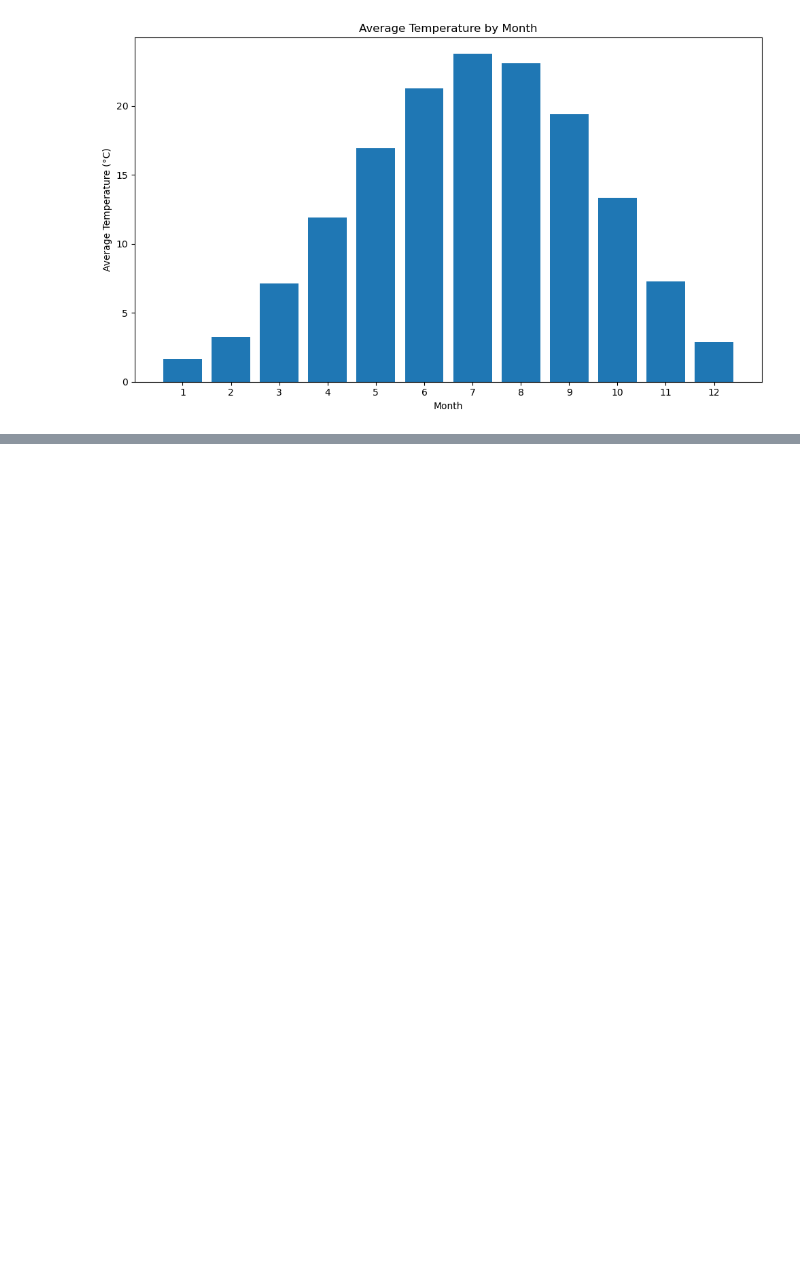
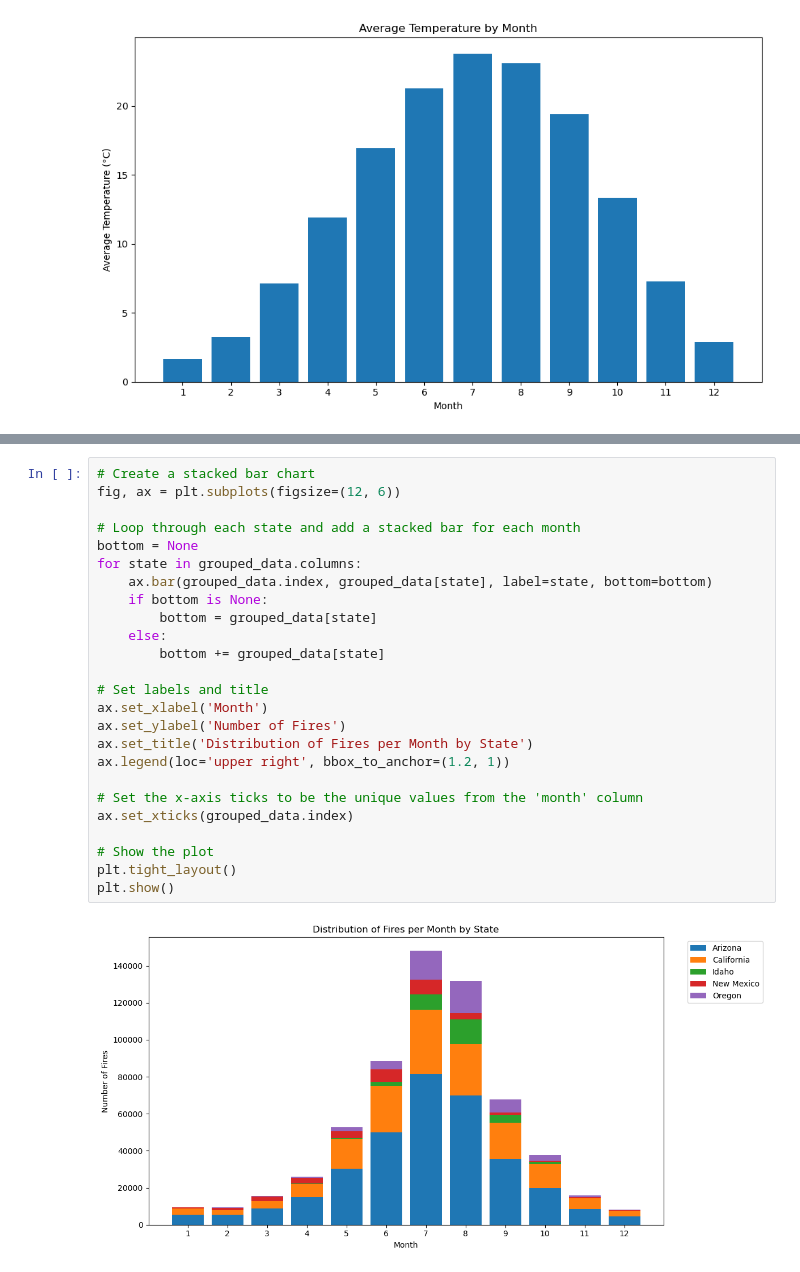
Before and after one commit to Pissane/Capstone_Project, a Jupyter notebook: seasonal_dependence.ipynb, the cells around one changed output, grey strips where cells are left out. Drawn from its saved outputs; the diff is of its cells as text; blank space fills up the shorter version.

```diff
--- a/seasonal_dependence.ipynb
+++ b/seasonal_dependence.ipynb
@@ -111,0 +213,27 @@ plt.show()
+# %%
+# Create a stacked bar chart
+fig, ax = plt.subplots(figsize=(12, 6))
+
+# Loop through each state and add a stacked bar for each month
+bottom = None
+for state in grouped_data.columns:
+    ax.bar(grouped_data.index, grouped_data[state], label=state, bottom=bottom)
+    if bottom is None:
+        bottom = grouped_data[state]
+    else:
+        bottom += grouped_data[state]
+
+# Set labels and title
+ax.set_xlabel('Month')
+ax.set_ylabel('Number of Fires')
+ax.set_title('Distribution of Fires per Month by State')
+ax.legend(loc='upper right', bbox_to_anchor=(1.2, 1))
+
+# Set the x-axis ticks to be the unique values from the 'month' column
+ax.set_xticks(grouped_data.index)
+
+# Show the plot
+plt.tight_layout()
+plt.show()
+# %% [output]
+[figure, added]
```
Also changed, not shown: parts of 23 cells of this notebook, 1 other file.
